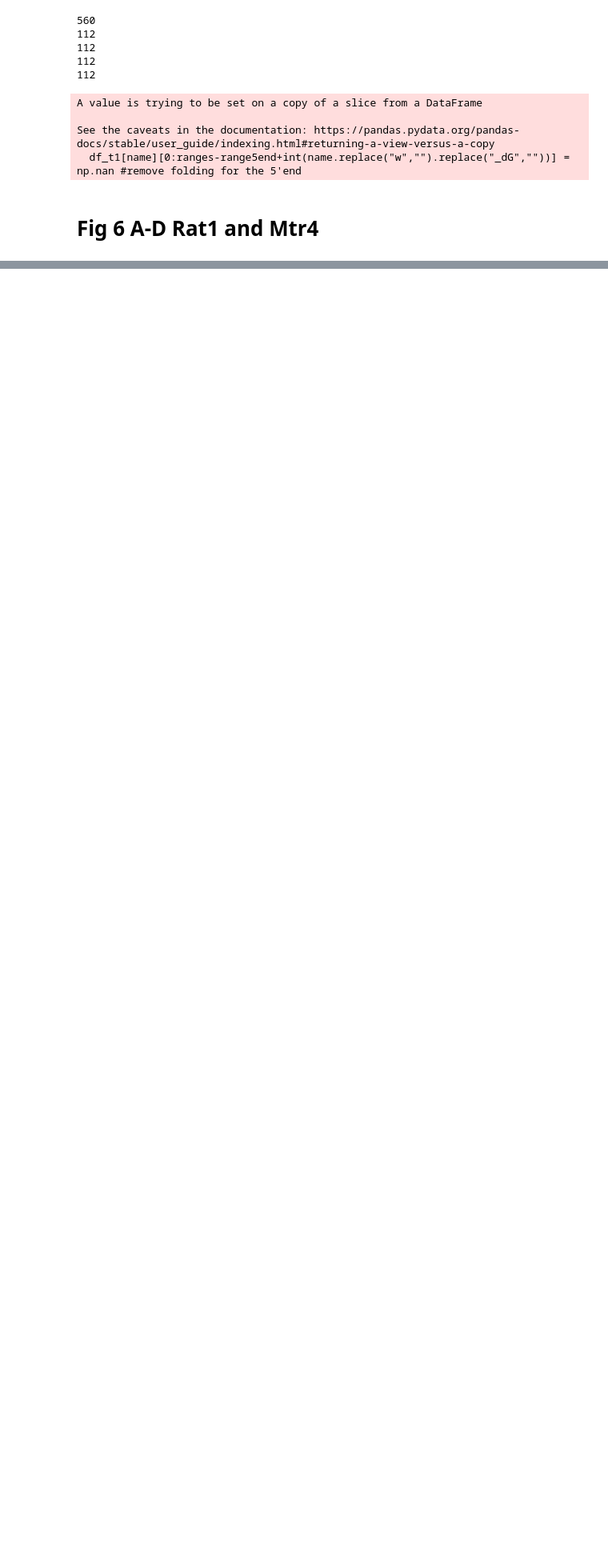
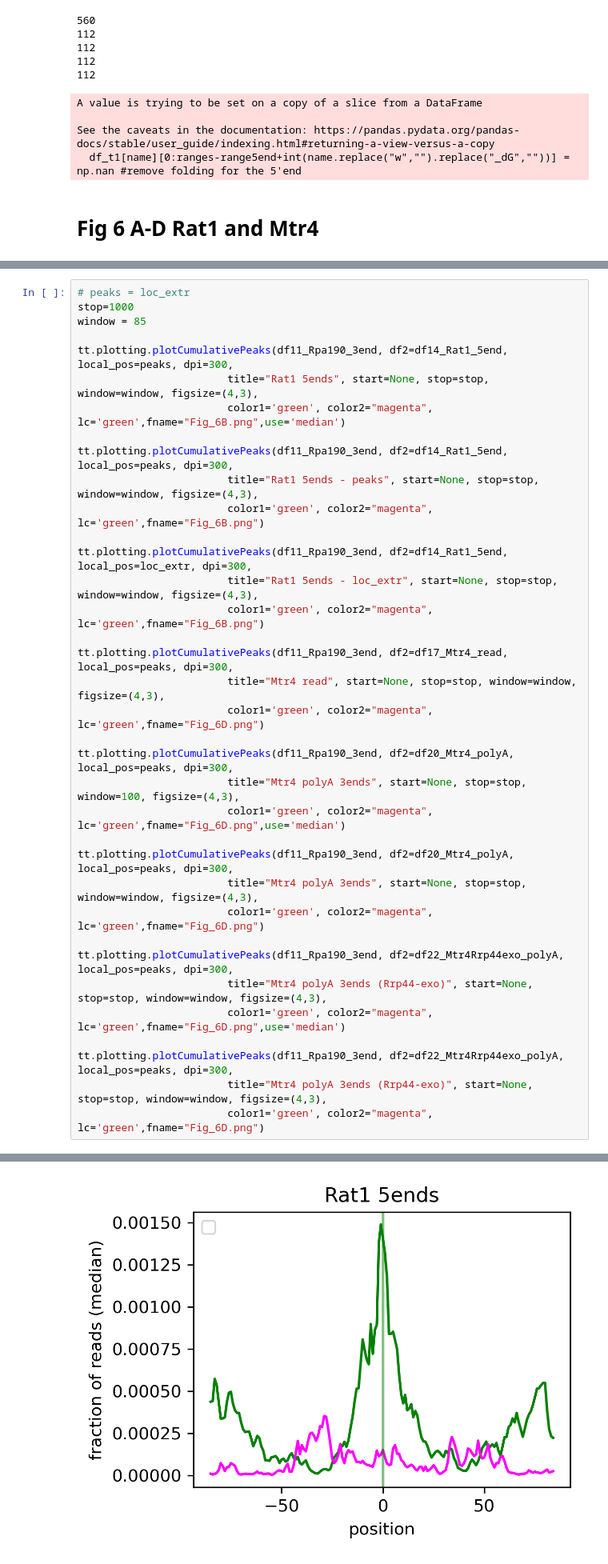
Before and after one commit to tturowski/Pol1_termination_MS, a Jupyter notebook: 05_notebooks/Fig_6_surveillance.ipynb, the cells around one changed output, grey strips where cells are left out. Shown at 80% size. Cells and saved outputs as stored; diff of their text form; blank space fills up the shorter version.

```diff
--- a/05_notebooks/Fig_6_surveillance.ipynb
+++ b/05_notebooks/Fig_6_surveillance.ipynb
@@ -203,0 +214,37 @@ NameError: name 'fdsfdsgdsds' is not defined
+# %%
+# peaks = loc_extr
+stop=1000
+window = 85
+
+tt.plotting.plotCumulativePeaks(df11_Rpa190_3end, df2=df14_Rat1_5end, local_pos=peaks, dpi=300,
+                        title="Rat1 5ends", start=None, stop=stop, window=window, figsize=(4,3),
+                        color1='green', color2="magenta", lc='green',fname="Fig_6B.png",use='median')
+
+tt.plotting.plotCumulativePeaks(df11_Rpa190_3end, df2=df14_Rat1_5end, local_pos=peaks, dpi=300,
+                        title="Rat1 5ends - peaks", start=None, stop=stop, window=window, figsize=(4,3),
+                        color1='green', color2="magenta", lc='green',fname="Fig_6B.png")
+
+tt.plotting.plotCumulativePeaks(df11_Rpa190_3end, df2=df14_Rat1_5end, local_pos=loc_extr, dpi=300,
+                        title="Rat1 5ends - loc_extr", start=None, stop=stop, window=window, figsize=(4,3),
+                        color1='green', color2="magenta", lc='green',fname="Fig_6B.png")
+
+tt.plotting.plotCumulativePeaks(df11_Rpa190_3end, df2=df17_Mtr4_read, local_pos=peaks, dpi=300,
+                        title="Mtr4 read", start=None, stop=stop, window=window, figsize=(4,3),
+                        color1='green', color2="magenta", lc='green',fname="Fig_6D.png")
+
+tt.plotting.plotCumulativePeaks(df11_Rpa190_3end, df2=df20_Mtr4_polyA, local_pos=peaks, dpi=300,
+                        title="Mtr4 polyA 3ends", start=None, stop=stop, window=100, figsize=(4,3),
+                        color1='green', color2="magenta", lc='green',fname="Fig_6D.png",use='median')
+
+tt.plotting.plotCumulativePeaks(df11_Rpa190_3end, df2=df20_Mtr4_polyA, local_pos=peaks, dpi=300,
+                        title="Mtr4 polyA 3ends", start=None, stop=stop, window=window, figsize=(4,3),
+                        color1='green', color2="magenta", lc='green',fname="Fig_6D.png")
+
+tt.plotting.plotCumulativePeaks(df11_Rpa190_3end, df2=df22_Mtr4Rrp44exo_polyA, local_pos=peaks, dpi=300,
+                        title="Mtr4 polyA 3ends (Rrp44-exo)", start=None, stop=stop, window=window, figsize=(4,3),
+                        color1='green', color2="magenta", lc='green',fname="Fig_6D.png",use='median')
+
+tt.plotting.plotCumulativePeaks(df11_Rpa190_3end, df2=df22_Mtr4Rrp44exo_polyA, local_pos=peaks, dpi=300,
+                        title="Mtr4 polyA 3ends (Rrp44-exo)", start=None, stop=stop, window=window, figsize=(4,3),
+                        color1='green', color2="magenta", lc='green',fname="Fig_6D.png")
+# %% [output]
@@ -203,0 +259 @@ NameError: name 'fdsfdsgdsds' is not defined
+[figure, added]
```
Also changed, not shown: parts of 7 cells of this notebook, 10 other files.
